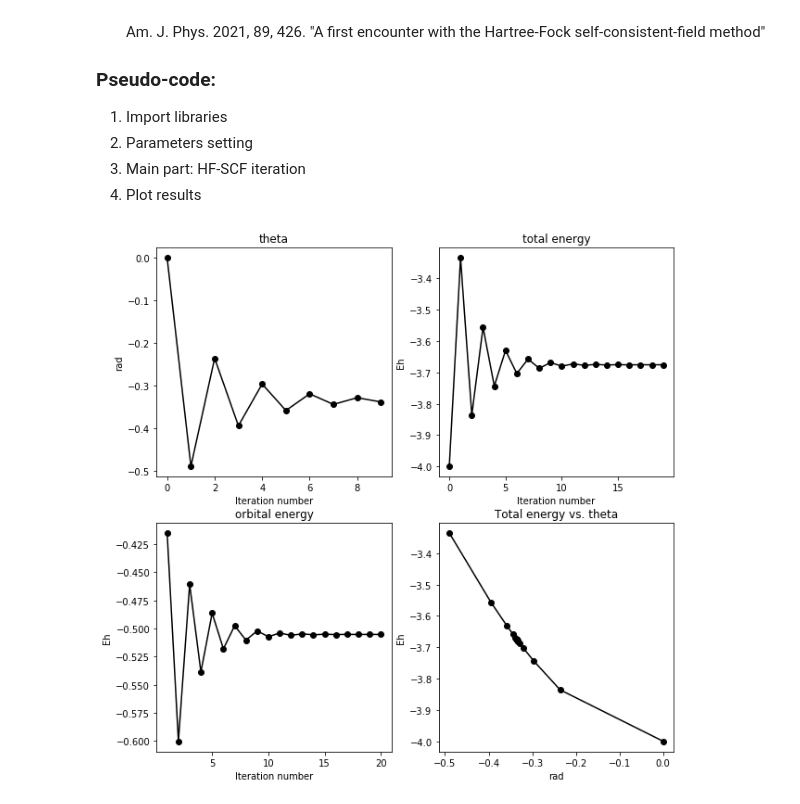
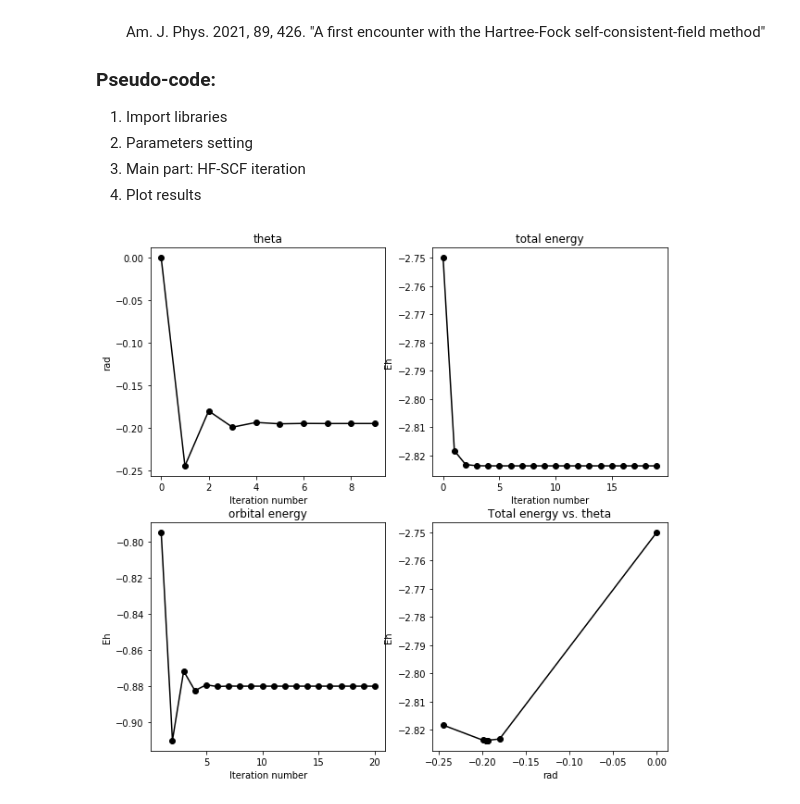
Before and after one commit to HHChuang/HartreeFockPractice, a Jupyter notebook: src/He_atom.ipynb, the cells around one changed output. Drawn from its saved outputs; the diff is of its cells as text; code cells hidden in the pictures.

```diff
--- a/src/He_atom.ipynb
+++ b/src/He_atom.ipynb
@@ -68,79 +68,75 @@ for i in range(num_iter):
     # print(c_1,c_2)
 
     # Calculation of the two-electron energy [Eq.(13)]:
-    total_energy = 2 * ( eps_1 * c_1**2 + eps_2 * c_2**2 )
-    + I_1111 * c_1**4 + 4 * I_1112 * c_1**3 * c_2
-    + 2 * ( 2 * I_1122 + I_1212) * c_1**2 * c_2**2
-    + 4 * I_1222 * c_1 * c_2**3
+    total_energy = 2 * ( eps_1 * c_1**2 + eps_2 * c_2**2 ) \
+    + I_1111 * c_1**4 + 4 * I_1112 * c_1**3 * c_2 \
+    + 2 * ( 2 * I_1122 + I_1212) * c_1**2 * c_2**2 \
+    + 4 * I_1222 * c_1 * c_2**3 \
     + I_2222 * c_2**4
     f_total_energy.append([i,total_energy])
 
     # Calculation of the matrix elements of the Fock matrix:
     # Eq.(23)
-    F_11 = eps_1 + I_1111 * c_1**2
+    F_11 = eps_1 + I_1111 * c_1**2 \
     + 2 * I_1112 * c_1 * c_2 + I_1212 * c_2**2
     # Eq.(24)
-    F_12 = I_1112 * c_1**2 + 2 * I_1122 * c_1*c_2
+    F_12 = I_1112 * c_1**2 + 2 * I_1122 * c_1*c_2 \
     + I_1222 * c_2**2
     # Eq.(25)
     F_21 = F_12
     # Eq.(26)
-    F_22 = eps_2 + I_1212 * c_1**2
+    F_22 = eps_2 + I_1212 * c_1**2 \
     + 2 * I_1222 * c_1 * c_2 + I_2222 * c_2**2
 
     # Calculation of the lower of the two roots of the characteristic polynomial of the Fock matrix, using the quadratic formula:
-    orbital_energy = 0.5*(F_11 + F_22)
+    orbital_energy = 0.5*(F_11 + F_22) \
     - np.sqrt( 0.25*(F_11 - F_22)**2 + F_12**2 )
     f_orbital_energy.append([i+1, orbital_energy])
 
-    # For a given Fock matrix and orbital energy, Eq.(22) corresponds to a simple linear system for c_1 and c_2. By analytically solving this system, an explicit expression for the polar angle theta is obtained. This expression is used in the following for updating
-    # FIXME: theta:
-    theta1 = np.arctan ((orbital_energy - F_11)/F_12)
-    theta2 = np.arctan (F_12 / (orbital_energy - F_22))
-    theta = theta2
-    # print(theta1,theta2)
+    # For a given Fock matrix and orbital energy, Eq.(22) corresponds to a simple linear system for c_1 and c_2. By analytically solving this system, an explicit expression for the polar angle theta is obtained. This expression is used in the following for updating theta:
+    theta = np.arctan ((orbital_energy - F_11)/F_12)
     f_theta.append([i+1, theta])
 
-# Celationship between total energy and theta
+# Change variable datatype in order to plot figures
+f_theta = np.array(f_theta)
+f_total_energy = np.array(f_total_energy)
+f_orbital_energy = np.array(f_orbital_energy)
+
+# Relationship between total energy and theta
 f_theta_E = np.array([
     f_theta[0:len(f_theta) - 1, 1] ,
     f_total_energy[:,1]
     ])
 f_theta_E = np.transpose(f_theta_E)
 f_theta_E = f_theta_E[f_theta_E[:,0].argsort()]
-
-# Change variable datatype in order to plot figures
-f_theta = np.array(f_theta)
-f_total_energy = np.array(f_total_energy)
-f_orbital_energy = np.array(f_orbital_energy)
 # %%
 # 4. Plot result
 fig, ax = plt.subplots(2,2, figsize=(10,10))
 
 ax[0, 0].plot(f_theta[0:10,0],f_theta[0:10,1],'k',marker='o')
 ax[0, 1].plot(f_total_energy[:,0],f_total_energy[:,1],'k',marker='o')
 ax[1, 0].plot(f_orbital_energy[:,0],f_orbital_energy[:,1],'k',marker='o')
 ax[1, 1].plot(f_theta_E[:,0],f_theta_E[:,1],'k',marker='o')
 
 ax[0, 0].set_title('theta')
 ax[0, 1].set_title('total energy')
 ax[1, 0].set_title('orbital energy')
 ax[1, 1].set_title('Total energy vs. theta')
 
 ax[0, 0].set_xlabel('Iteration number')
 ax[0, 1].set_xlabel('Iteration number')
 ax[1, 0].set_xlabel('Iteration number')
 ax[1, 1].set_xlabel('rad')
 
 ax[0, 0].set_ylabel('rad')
 
 ax[0, 1].set_ylabel('Eh')
 ax[1, 0].set_ylabel('Eh')
 ax[1, 1].set_ylabel('Eh')
 
 # save figure for different tests
 PATH = '../aux/'
-name = 'test'
+name = 'Z2'
 fig.savefig(PATH + name + '.png')
 # %% [output]
-[figure, old version]
+[figure, new version]
```
Also changed, not shown: 6 other files.
